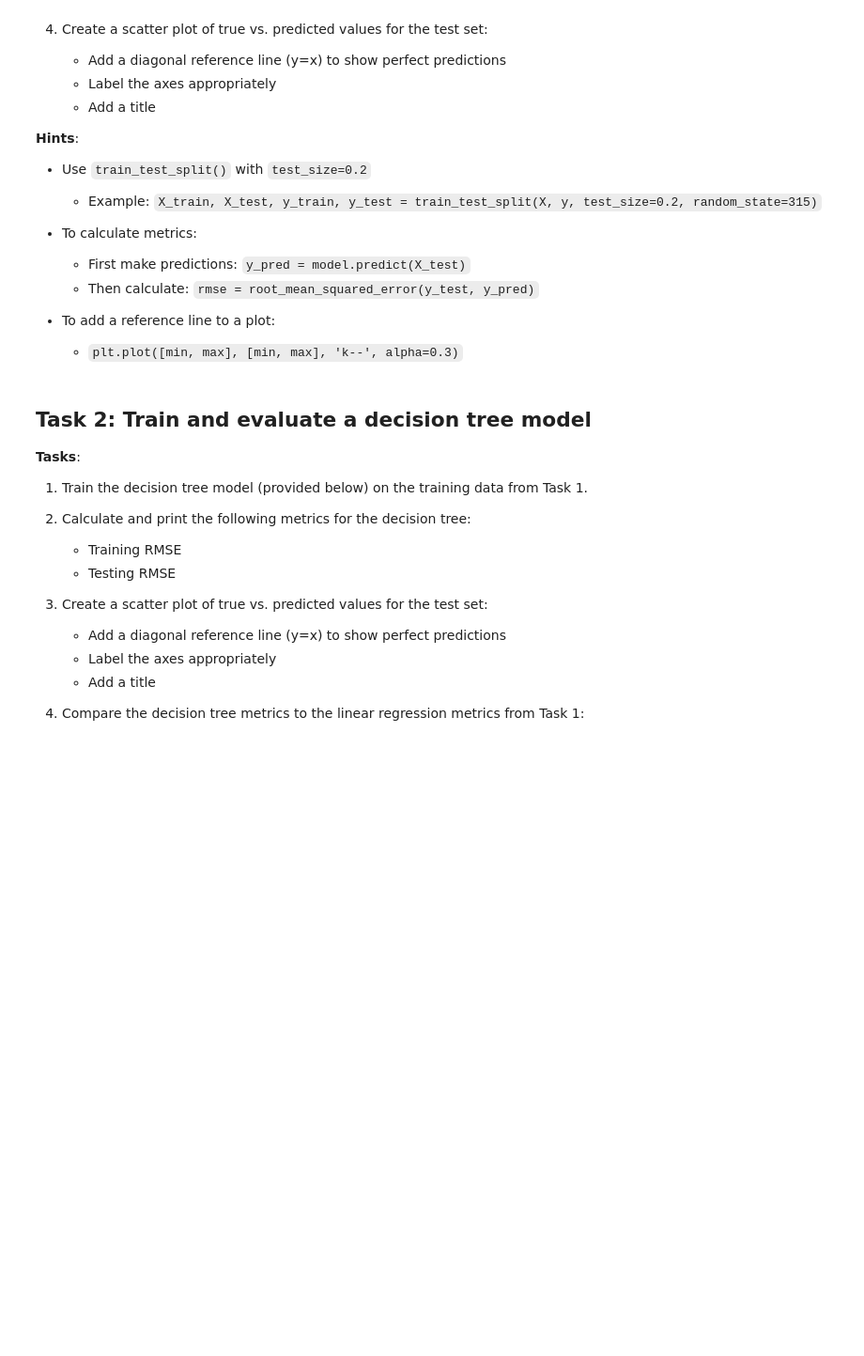
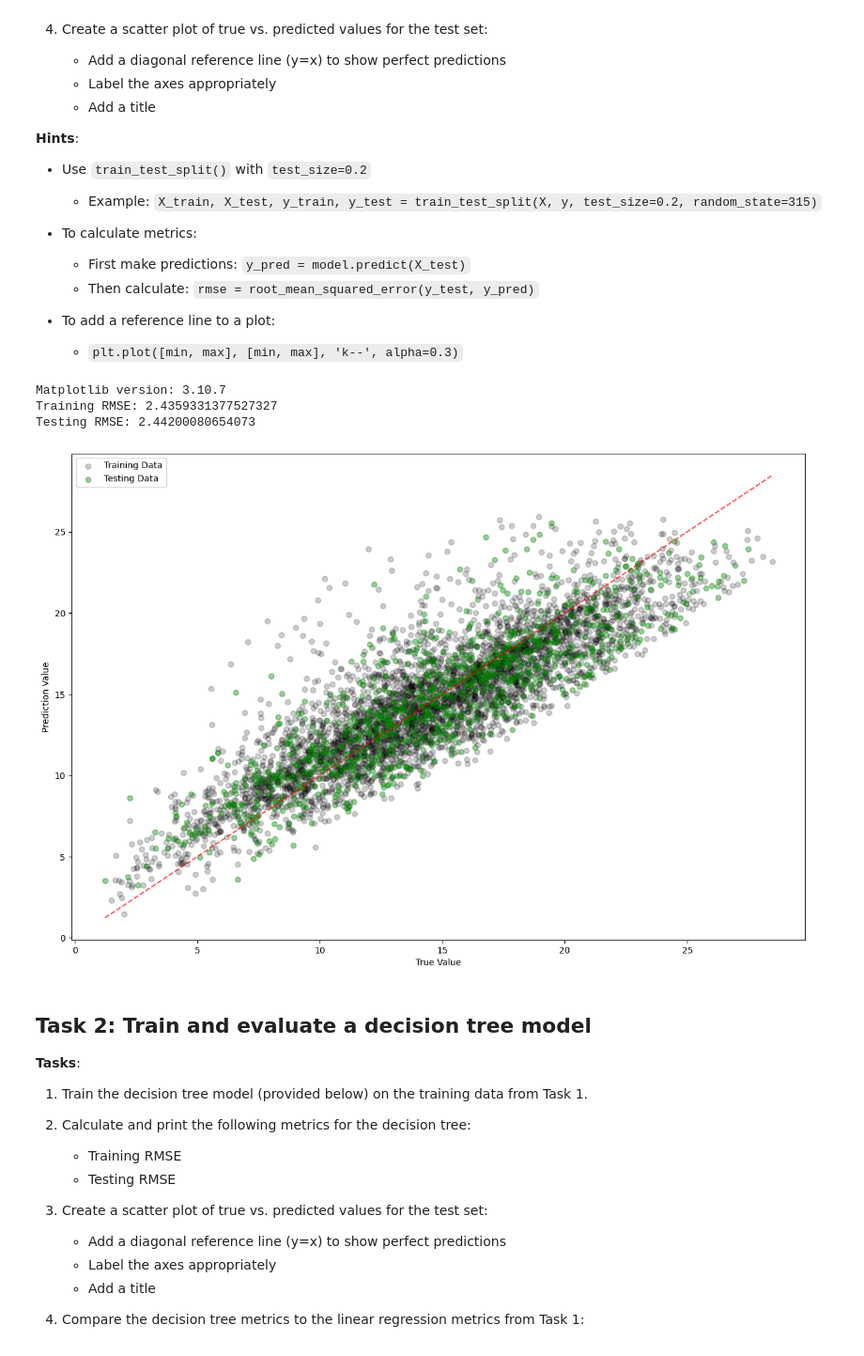
Before and after one commit to rudedude693/FSA_devops, a Jupyter notebook: notebooks/unit3/lesson_19/Lesson_19_activity.ipynb, the cells around one changed output. Shown at 94% size. Drawn from its saved outputs; the diff is of its cells as text; code cells hidden in the pictures; blank space fills up the shorter version.

```diff
--- a/notebooks/unit3/lesson_19/Lesson_19_activity.ipynb
+++ b/notebooks/unit3/lesson_19/Lesson_19_activity.ipynb
@@ -59,6 +71,40 @@ df.head()
   - `plt.plot([min, max], [min, max], 'k--', alpha=0.3)`
 # %%
 # Your code here
+# X does not have a label in it and does not need to have that column .drop()'d out
+# y is our 'label' that we would have dropped out of the dataframe in other cases if we had pulled the data out of a dataframe directly
+# The previous cell arranged the data in advance this way
+import matplotlib
+print(f'Matplotlib version: {matplotlib.__version__}')
+
+X_train, X_test, y_train, y_test = train_test_split(X, y, test_size=0.2, random_state=315)
+model = LinearRegression()
+fit_results = model.fit(X_train,y_train)
+
+# Get predictions from both training and testing
+y_train_pred = model.predict(X_train)
+y_test_pred = model.predict(X_test)
+
+# Get RMSEs out of both predictions
+train_rmse = root_mean_squared_error(y_train, y_train_pred)
+test_rmse = root_mean_squared_error(y_test, y_test_pred)
+
+print(f'Training RMSE: {train_rmse}')
+print(f'Testing RMSE: {test_rmse}')
+
+plt.figure(figsize=(15,10))
+plt.scatter(y_train, y_train_pred, color='k', label='Training Data', alpha=0.2, marker='o')
+plt.scatter(y_test, y_test_pred, color='g', label='Testing Data', alpha=0.4, marker='o')
+plt.xlabel('True Value')
+plt.ylabel('Prediction Value')
+plt.legend()
+plt.plot([y.min(), y.max()], [y.min(), y.max()], 'r--', alpha=0.7, label='Perfect Prediction')
+plt.show()
+# %% [output]
+Matplotlib version: 3.10.7
+Training RMSE: 2.4359331377527327
+Testing RMSE: 2.44200080654073
+[figure, added]
 # %% [markdown]
 ## Task 2: Train and evaluate a decision tree model
 
```
Also changed, not shown: parts of 4 cells of this notebook, 1 other file.
